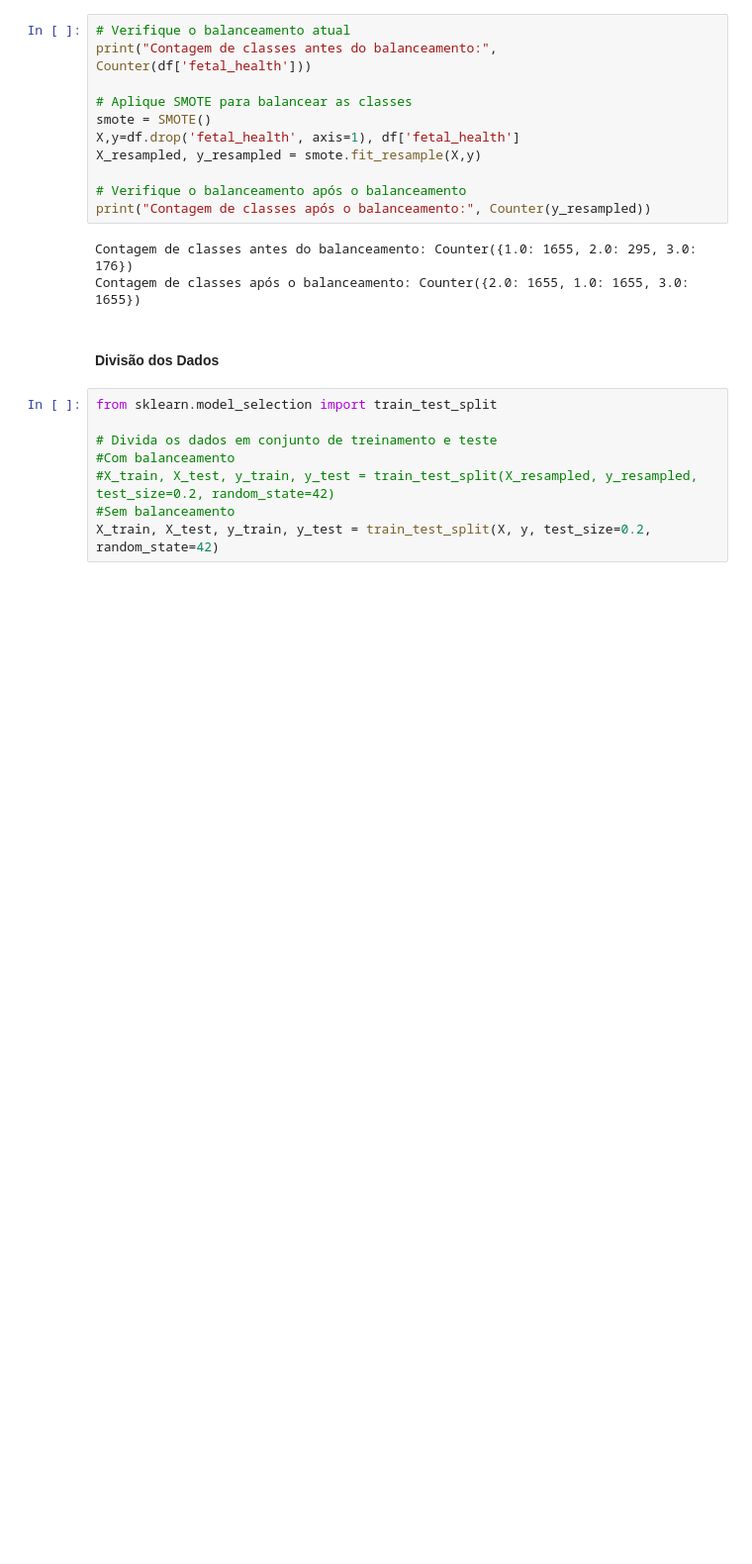
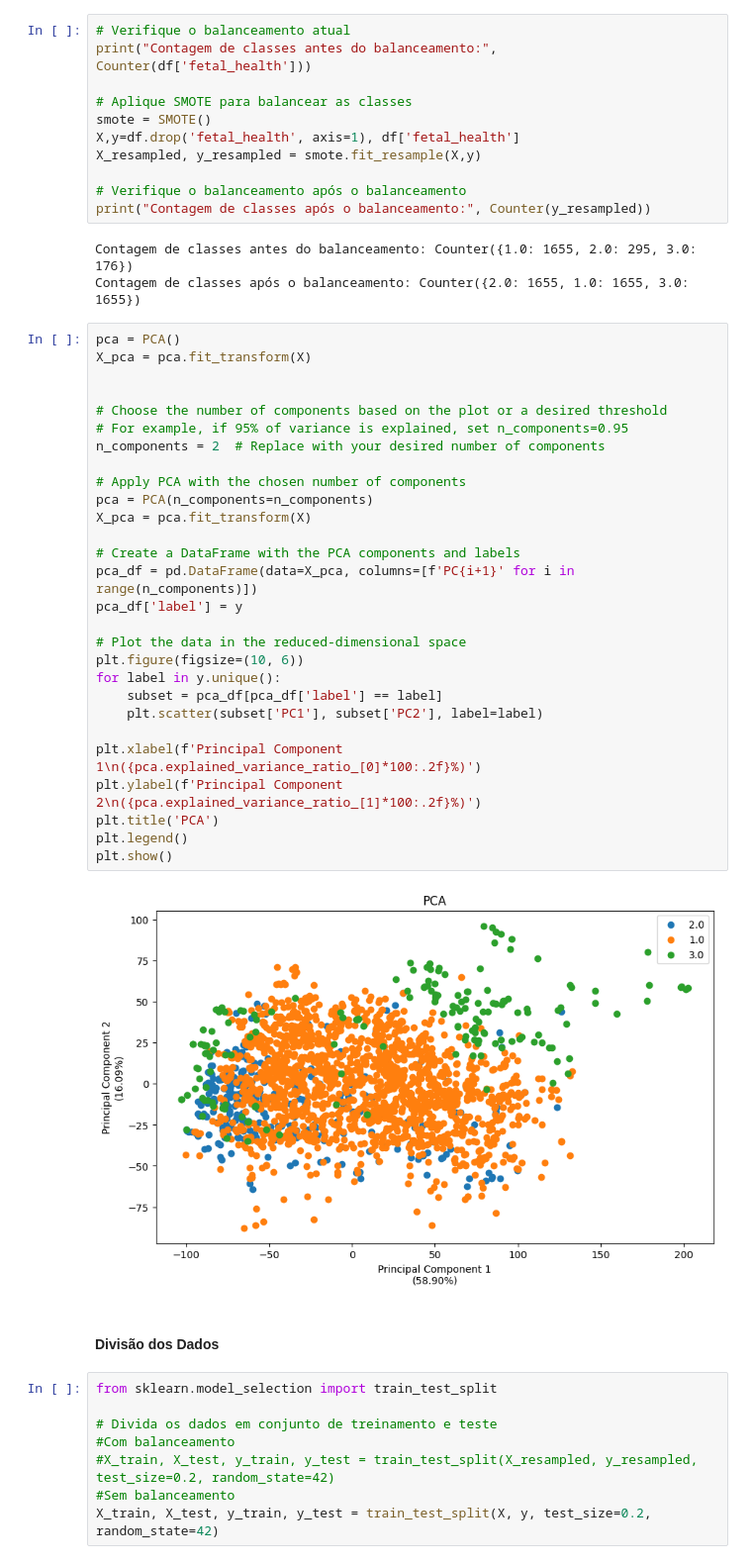
Before and after one commit to gabrielliman/TP3_MD, a Jupyter notebook: TP_3_MdeD.ipynb, the cells around one changed output. Shown at 99% size. Drawn from its saved outputs; the diff is of its cells as text; blank space fills up the shorter version.

```diff
--- a/TP_3_MdeD.ipynb
+++ b/TP_3_MdeD.ipynb
@@ -292,6 +293,36 @@ print("Contagem de classes após o balanceamento:", Counter(y_resampled))
 # %% [output]
 Contagem de classes antes do balanceamento: Counter({1.0: 1655, 2.0: 295, 3.0: 176})
 Contagem de classes após o balanceamento: Counter({2.0: 1655, 1.0: 1655, 3.0: 1655})
+# %%
+pca = PCA()
+X_pca = pca.fit_transform(X)
+
+
+# Choose the number of components based on the plot or a desired threshold
+# For example, if 95% of variance is explained, set n_components=0.95
+n_components = 2  # Replace with your desired number of components
+
+# Apply PCA with the chosen number of components
+pca = PCA(n_components=n_components)
+X_pca = pca.fit_transform(X)
+
+# Create a DataFrame with the PCA components and labels
+pca_df = pd.DataFrame(data=X_pca, columns=[f'PC{i+1}' for i in range(n_components)])
+pca_df['label'] = y
+
+# Plot the data in the reduced-dimensional space
+plt.figure(figsize=(10, 6))
+for label in y.unique():
+    subset = pca_df[pca_df['label'] == label]
+    plt.scatter(subset['PC1'], subset['PC2'], label=label)
+
+plt.xlabel(f'Principal Component 1\n({pca.explained_variance_ratio_[0]*100:.2f}%)')
+plt.ylabel(f'Principal Component 2\n({pca.explained_variance_ratio_[1]*100:.2f}%)')
+plt.title('PCA')
+plt.legend()
+plt.show()
+# %% [output]
+[figure, added]
 # %% [markdown]
 #### Divisão dos Dados
 # %%
```
Also changed, not shown: parts of 17 cells of this notebook.
